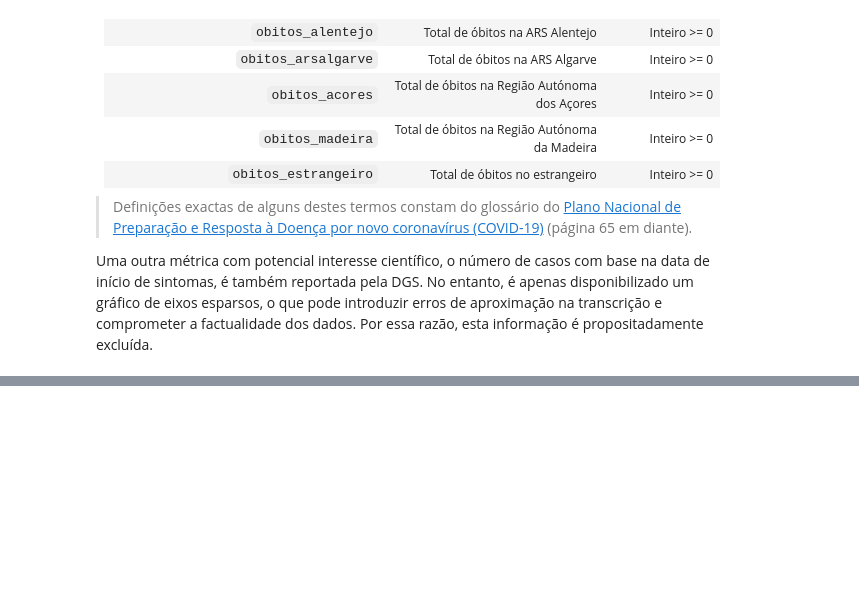
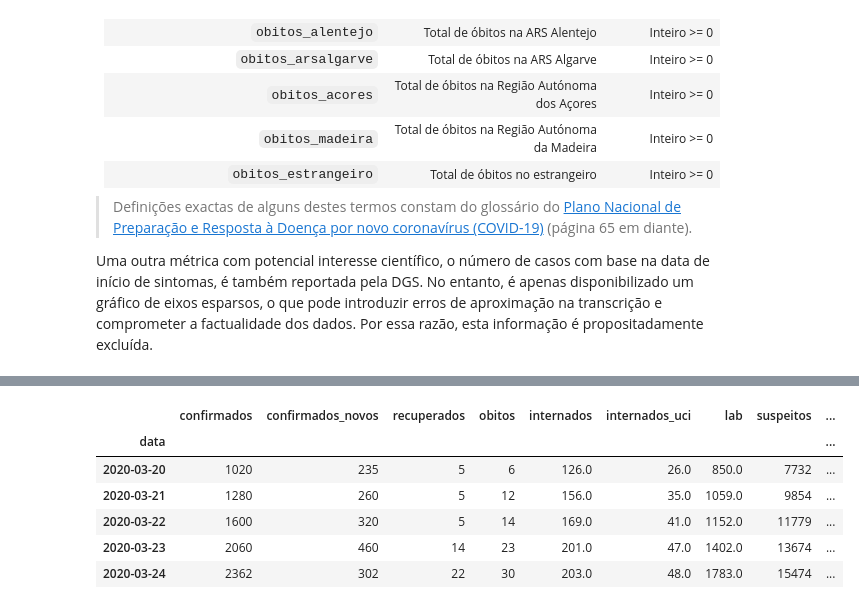
Before and after one commit to duarteharris/covid19pt-data, a Jupyter notebook: covid19pt.ipynb, the cells around one changed output, grey strips where cells are left out. Cells and saved outputs as stored; diff of their text form; code cells hidden in the pictures; blank space fills up the shorter version.

```diff
--- a/covid19pt.ipynb
+++ b/covid19pt.ipynb
@@ -179,6 +271,14 @@ covid19_pt.drop("data_dados", axis = 1, inplace = True)
 # %%
-# checking
-covid19_pt
+# checking head
+covid19_pt.tail()
+# %% [output]
+|  | confirmados | confirmados_novos | recuperados | obitos | internados | internados_uci | lab | suspeitos | ... |
+| data |  |  |  |  |  |  |  |  | ... |
+| 2020-03-20 | 1020 | 235 | 5 | 6 | 126.0 | 26.0 | 850.0 | 7732 | ... |
+| 2020-03-21 | 1280 | 260 | 5 | 12 | 156.0 | 35.0 | 1059.0 | 9854 | ... |
+| 2020-03-22 | 1600 | 320 | 5 | 14 | 169.0 | 41.0 | 1152.0 | 11779 | ... |
+| 2020-03-23 | 2060 | 460 | 14 | 23 | 201.0 | 47.0 | 1402.0 | 13674 | ... |
+| 2020-03-24 | 2362 | 302 | 22 | 30 | 203.0 | 48.0 | 1783.0 | 15474 | ... |
 # %%
 # calculating  'R0'(número básico de reprodução)
 covid19_pt["factor_propagacao"] = 1 + round(covid19_pt["confirmados"].pct_change(), 2)
```
Also changed, not shown: parts of 22 cells of this notebook.
